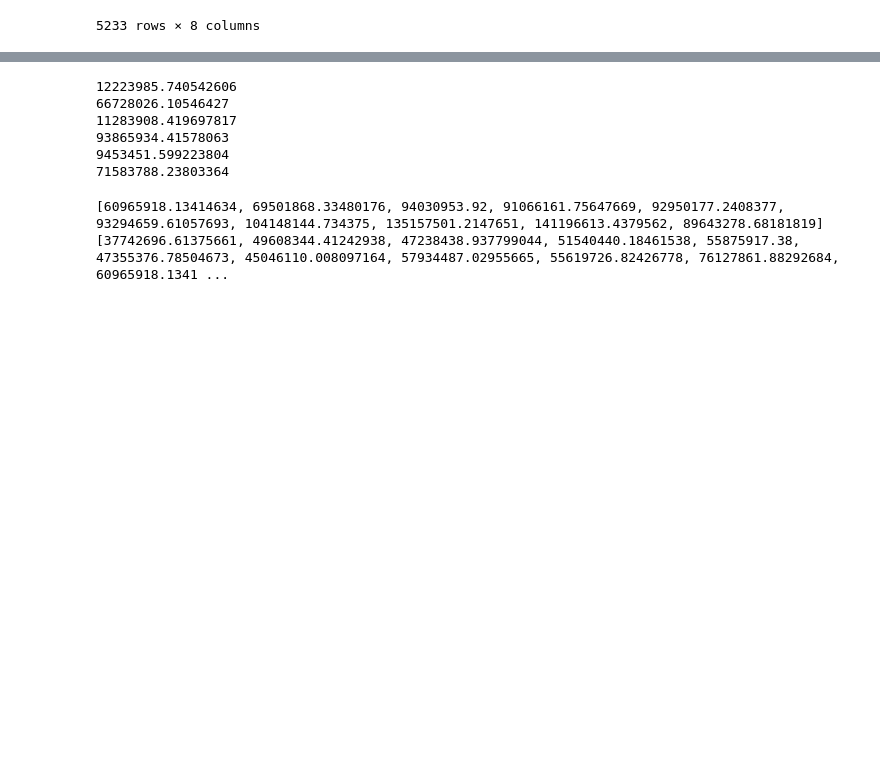
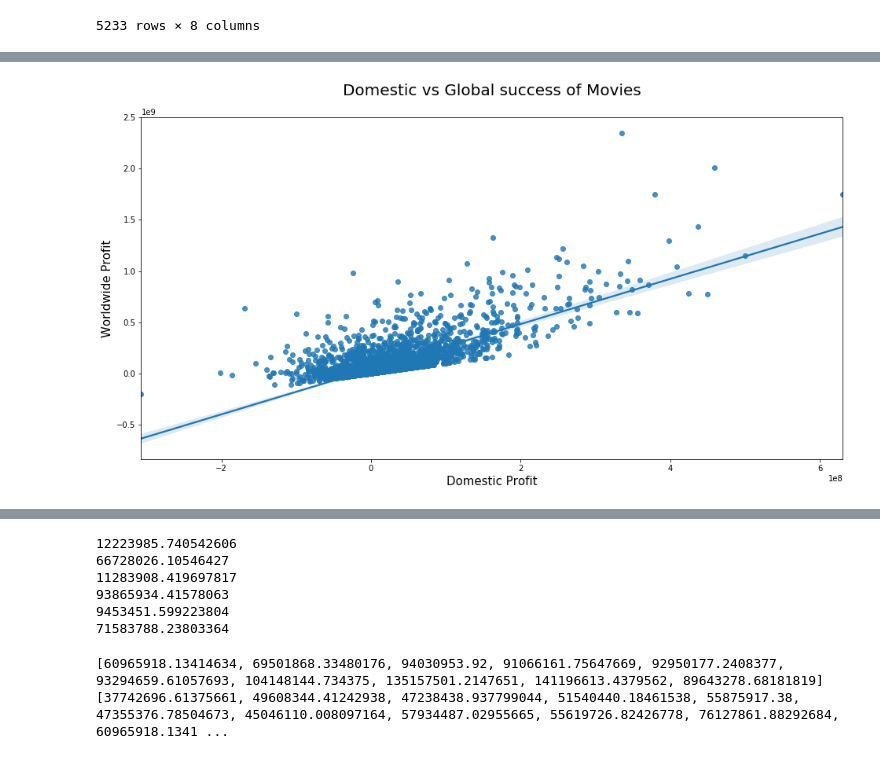
Before and after one commit to Moses-Lin/dsc-mod-1-project-v2-1-nyc01-dtsc-ft-051120, a Jupyter notebook: student.ipynb, the cells around one changed output, grey strips where cells are left out. Drawn from its saved outputs; the diff is of its cells as text; code cells hidden in the pictures; blank space fills up the shorter version.

```diff
--- a/student.ipynb
+++ b/student.ipynb
@@ -97,3 +101,16 @@ tn_df.head(-1)
+# %%
+#using seaborn instead of matplotlib because automatically comes with line of best fit
+#visualization of correlation between domestic and global success of movies
+u = list(tn_df['domestic_profit'])
+y = list(tn_df['worldwide_profit'])
+fig, ax = plt.subplots(figsize=(16,8))
+sns.regplot(u,y)
+ax.set_xlabel('Domestic Profit', fontsize=(15))
+ax.set_ylabel('Worldwide Profit', fontsize=(15))
+ax.set_title('Domestic vs Global success of Movies', fontsize=(20), y = 1.05)
+plt.savefig('Domestic vs Global success of Movies.png', dpi=600)
+# %% [output]
+[figure, added]
 # %%
 #cleaning up data to only work with year of release
 tn_df['release_date'] = tn_df['release_date'].astype(str)
```
Also changed, not shown: parts of 13 cells of this notebook.
